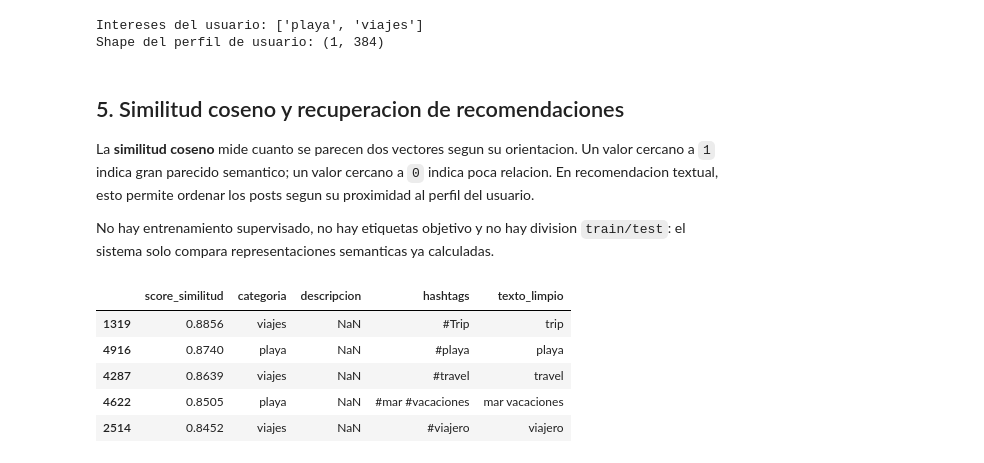
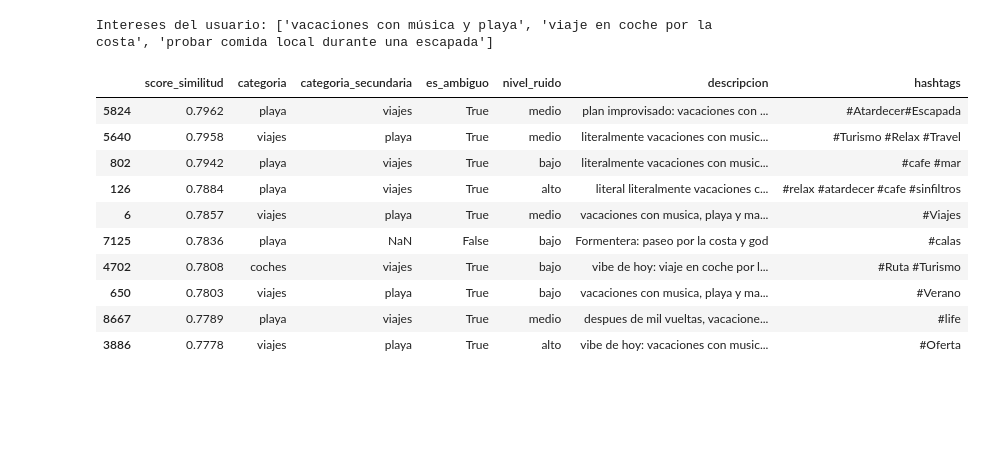
Before and after one commit to rafi412/Recomendacion-RRSS, a Jupyter notebook: 02_recomendacion_embeddings.ipynb, the cells around one changed output. Drawn from its saved outputs; the diff is of its cells as text; code cells hidden in the pictures; blank space fills up the shorter version.

```diff
--- a/02_recomendacion_embeddings.ipynb
+++ b/02_recomendacion_embeddings.ipynb
@@ -114,31 +154,43 @@ if EMBEDDING_MODEL_DIR.exists():
 else:
     modelo_embeddings = SentenceTransformer(EMBEDDING_MODEL_NAME)
     modelo_embeddings.save(str(EMBEDDING_MODEL_DIR))
-    origen_modelo_embeddings = f"modelo descargado/importado desde {EMBEDDING_MODEL_NAME} y guardado en {EMBEDDING_MODEL_DIR}"
+    origen_modelo_embeddings = f"modelo descargado desde {EMBEDDING_MODEL_NAME}"
 
 embeddings_posts = modelo_embeddings.encode(
-    df_modelo["texto_limpio"].tolist(),
+    df_modelo["texto_embedding"].tolist(),
     batch_size=64,
     show_progress_bar=True,
     convert_to_numpy=True,
     normalize_embeddings=True,
 )
 
+post_columns = [
+    column for column in [
+        "id", "descripcion", "hashtags", "categoria", "categoria_generadora",
+        "categoria_secundaria", "es_ambiguo", "tipo_post", "nivel_ruido",
+        "etiqueta_ruidosa", "entidades", "texto_original", "texto_limpio", "texto_embedding",
+    ] if column in df_modelo.columns
+]
+
 artefacto_embeddings = {
     "embeddings": embeddings_posts.astype(np.float32),
-    "posts": df_modelo[["id", "descripcion", "hashtags", "categoria", "texto_original", "texto_limpio"]].copy(),
+    "posts": df_modelo[post_columns].copy(),
     "embedding_model_name": EMBEDDING_MODEL_NAME,
     "embedding_model_dir": str(EMBEDDING_MODEL_DIR),
-    "text_column": "texto_limpio",
+    "text_column": "texto_embedding",
     "data_path": str(DATA_PATH),
+    "source_dataset_rows": int(len(df)),
+    "source_model_rows": int(len(df_modelo)),
 }
 
 metadata_embeddings = {
     "embedding_model_name": EMBEDDING_MODEL_NAME,
     "embedding_model_dir": str(EMBEDDING_MODEL_DIR),
     "embeddings_artifact_path": str(EMBEDDINGS_ARTIFACT_PATH),
-    "text_column": "texto_limpio",
+    "text_column": "texto_embedding",
     "data_path": str(DATA_PATH),
+    "source_dataset_rows": int(len(df)),
+    "source_model_rows": int(len(df_modelo)),
 }
 
 joblib.dump(artefacto_embeddings, EMBEDDINGS_ARTIFACT_PATH)
@@ -147,10 +199,7 @@ joblib.dump(metadata_embeddings, EMBEDDING_METADATA_PATH)
 print(f"Modelo de embeddings: {EMBEDDING_MODEL_NAME}")
 print(f"Origen del modelo: {origen_modelo_embeddings}")
 print(f"Matriz de embeddings: {embeddings_posts.shape[0]} posts x {embeddings_posts.shape[1]} dimensiones")
-print(f"Artefacto de embeddings guardado en: {EMBEDDINGS_ARTIFACT_PATH}")
-print(f"Metadatos del modelo guardados en: {EMBEDDING_METADATA_PATH}")
-print("Primeras 5 componentes del primer embedding:")
-print(np.round(embeddings_posts[0][:5], 4))
+print(f"Artefacto guardado en: {EMBEDDINGS_ARTIFACT_PATH}")
 # %% [output]
 Modelo de embeddings: sentence-transformers/paraphrase-multilingual-MiniLM-L12-v2
 Origen del modelo: modelo local persistido en models\modelo_embeddings
@@ -168,39 +212,38 @@ Para construir su perfil, se genera un embedding para cada interes y despues se
 # %%
 embeddings_intereses = modelo_embeddings.encode(
     INTERESES_USUARIO,
     show_progress_bar=False,
     convert_to_numpy=True,
     normalize_embeddings=True,
 )
 
 perfil_usuario = embeddings_intereses.mean(axis=0, keepdims=True)
 perfil_usuario = perfil_usuario / np.linalg.norm(perfil_usuario, axis=1, keepdims=True)
 
+similitudes = cosine_similarity(perfil_usuario, embeddings_posts).ravel()
+recomendaciones = df_modelo.copy()
+recomendaciones["score_similitud"] = similitudes
+
+top_k_posts = recomendaciones.sort_values("score_similitud", ascending=False).head(TOP_K).copy()
+top_k_posts["score_similitud"] = top_k_posts["score_similitud"].round(4)
+
 print(f"Intereses del usuario: {INTERESES_USUARIO}")
-print(f"Shape del perfil de usuario: {perfil_usuario.shape}")
+display(top_k_posts[[
+    column for column in [
+        "score_similitud", "categoria", "categoria_secundaria", "es_ambiguo",
+        "nivel_ruido", "descripcion", "hashtags",
+    ] if column in top_k_posts.columns
+]])
 # %% [output]
-Intereses del usuario: ['playa', 'viajes']
-Shape del perfil de usuario: (1, 384)
+Intereses del usuario: ['vacaciones con música y playa', 'viaje en coche por la costa', 'probar comida local durante una escapada']
+|  | score_similitud | categoria | categoria_secundaria | es_ambiguo | nivel_ruido | descripcion | hashtags |
+| 5824 | 0.7962 | playa | viajes | True | medio | plan improvisado: vacaciones con ... | #Atardecer#Escapada |
+| 5640 | 0.7958 | viajes | playa | True | medio | literalmente vacaciones con music... | #Turismo #Relax #Travel |
+| 802 | 0.7942 | playa | viajes | True | bajo | literalmente vacaciones con music... | #cafe #mar |
+| 126 | 0.7884 | playa | viajes | True | alto | literal literalmente vacaciones c... | #relax #atardecer #cafe #sinfiltros |
+| 6 | 0.7857 | viajes | playa | True | medio | vacaciones con musica, playa y ma... | #Viajes |
+| 7125 | 0.7836 | playa | NaN | False | bajo | Formentera: paseo por la costa y god | #calas |
+| 4702 | 0.7808 | coches | viajes | True | bajo | vibe de hoy: viaje en coche por l... | #Ruta #Turismo |
+| 650 | 0.7803 | viajes | playa | True | bajo | vacaciones con musica, playa y ma... | #Verano |
+| 8667 | 0.7789 | playa | viajes | True | medio | despues de mil vueltas, vacacione... | #life |
+| 3886 | 0.7778 | viajes | playa | True | alto | vibe de hoy: vacaciones con music... | #Oferta |
-# %% [markdown]
-## 5. Similitud coseno y recuperacion de recomendaciones
-
-La **similitud coseno** mide cuanto se parecen dos vectores segun su orientacion. Un valor cercano a `1` indica gran parecido semantico; un valor cercano a `0` indica poca relacion. En recomendacion textual, esto permite ordenar los posts segun su proximidad al perfil del usuario.
-
-No hay entrenamiento supervisado, no hay etiquetas objetivo y no hay division `train/test`: el sistema solo compara representaciones semanticas ya calculadas.
-# %%
-similitudes = cosine_similarity(perfil_usuario, embeddings_posts).ravel()
-
-recomendaciones = df_modelo[["id", "descripcion", "hashtags", "categoria", "texto_limpio"]].copy()
-recomendaciones["score_similitud"] = similitudes
-
-top_k_posts = recomendaciones.sort_values("score_similitud", ascending=False).head(TOP_K).copy()
-top_k_posts["score_similitud"] = top_k_posts["score_similitud"].round(4)
-
-display(top_k_posts[["score_similitud", "categoria", "descripcion", "hashtags", "texto_limpio"]])
-# %% [output]
-|  | score_similitud | categoria | descripcion | hashtags | texto_limpio |
-| 1319 | 0.8856 | viajes | NaN | #Trip | trip |
-| 4916 | 0.8740 | playa | NaN | #playa | playa |
-| 4287 | 0.8639 | viajes | NaN | #travel | travel |
-| 4622 | 0.8505 | playa | NaN | #mar #vacaciones | mar vacaciones |
-| 2514 | 0.8452 | viajes | NaN | #viajero | viajero |
```
Also changed, not shown: parts of 22 cells of this notebook, 17 other files.
